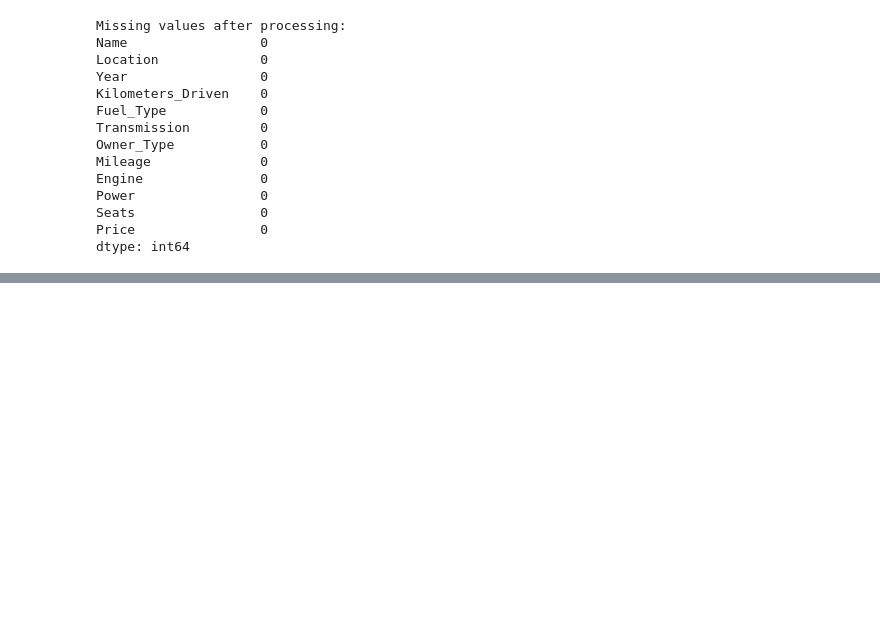
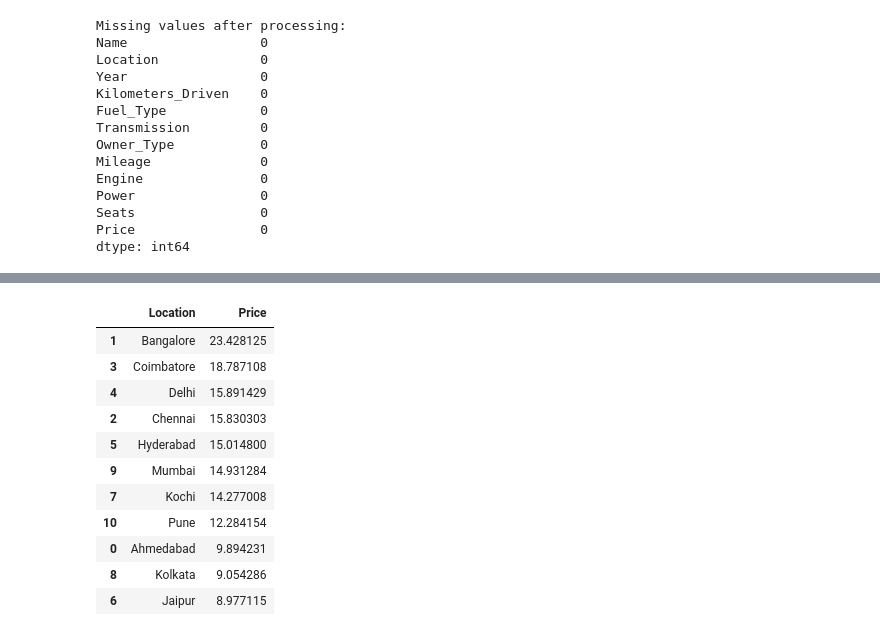
Before and after one commit to dsb4k8/DS-5530_Assignment_2_3_Combined, a Jupyter notebook: Assignment_2/src/Assignment_2.ipynb, the cells around one changed output, grey strips where cells are left out. Cells and saved outputs as stored; diff of their text form; code cells hidden in the pictures; blank space fills up the shorter version.

```diff
--- a/Assignment_2/src/Assignment_2.ipynb
+++ b/Assignment_2/src/Assignment_2.ipynb
@@ -160,0 +195,12 @@ dtype: int64
+# %%
+import datetime
+
+#Getting the current year
+current_year = datetime.date.today().year
+
+#Creating the 'Car_Age' feature
+# This is the Python equivalent of R's mutate()
+df_onehot['Car_Age'] = current_year - df_onehot['Year']
+
+# 3. Checking the result
+print(df_onehot[['Year', 'Car_Age']].head())
@@ -160,0 +217,33 @@ dtype: int64
+# %%
+# Renaming
+df_e = df_onehot.rename(columns={'Kilometers_Driven': 'Kms_Driven'})
+
+# Mutating -> Creating a column for 'Price_in_USD' (~ 1 Lakh = 1200 USD)
+df_e['Price_USD'] = df_e['Price'] * 1200
+
+# Filtering -> Only look at cars that are less than 10 years old
+filtered_df = df_e[df_e['Car_Age'] < 10]
+
+# Select: Lets zoom into a few specific columns for analysis
+analysis_df = filtered_df[['Location', 'Fuel_Type_Petrol', 'Transmission_Manual', 'Price', 'Car_Age']]
+
+# Summarize with groupby to find the average price of cars in each city
+summary = analysis_df.groupby('Location')['Price'].mean().reset_index()
+
+# Arrange -> Sort the summary by Price from highest to lowest
+final_output = summary.sort_values(by='Price', ascending=False)
+
+final_output
+# %% [output]
+|  | Location | Price |
+| 1 | Bangalore | 23.428125 |
+| 3 | Coimbatore | 18.787108 |
+| 4 | Delhi | 15.891429 |
+| 2 | Chennai | 15.830303 |
+| 5 | Hyderabad | 15.014800 |
+| 9 | Mumbai | 14.931284 |
+| 7 | Kochi | 14.277008 |
+| 10 | Pune | 12.284154 |
+| 0 | Ahmedabad | 9.894231 |
+| 8 | Kolkata | 9.054286 |
+| 6 | Jaipur | 8.977115 |
```
Also changed, not shown: parts of 10 cells of this notebook.
